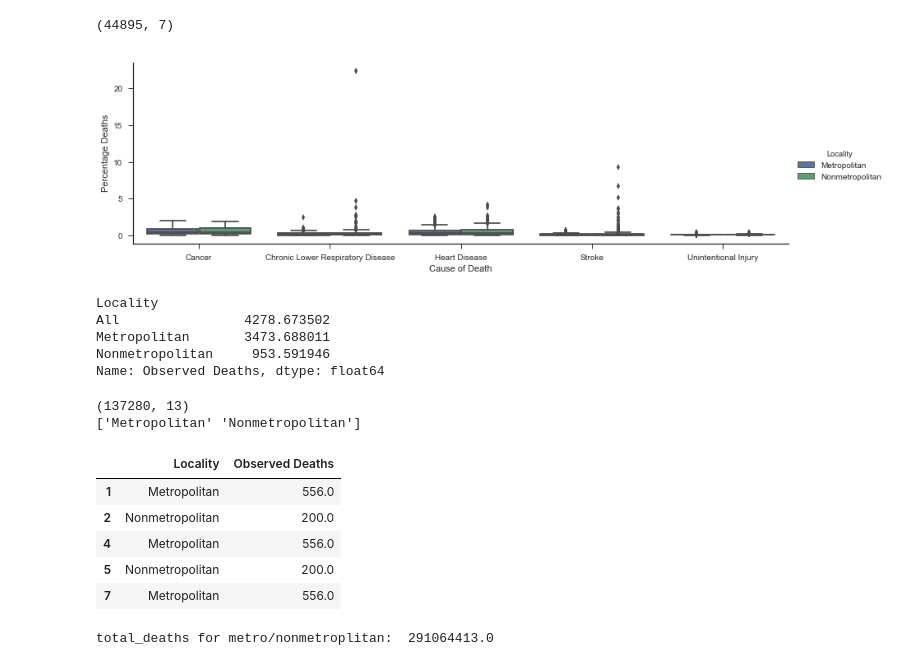
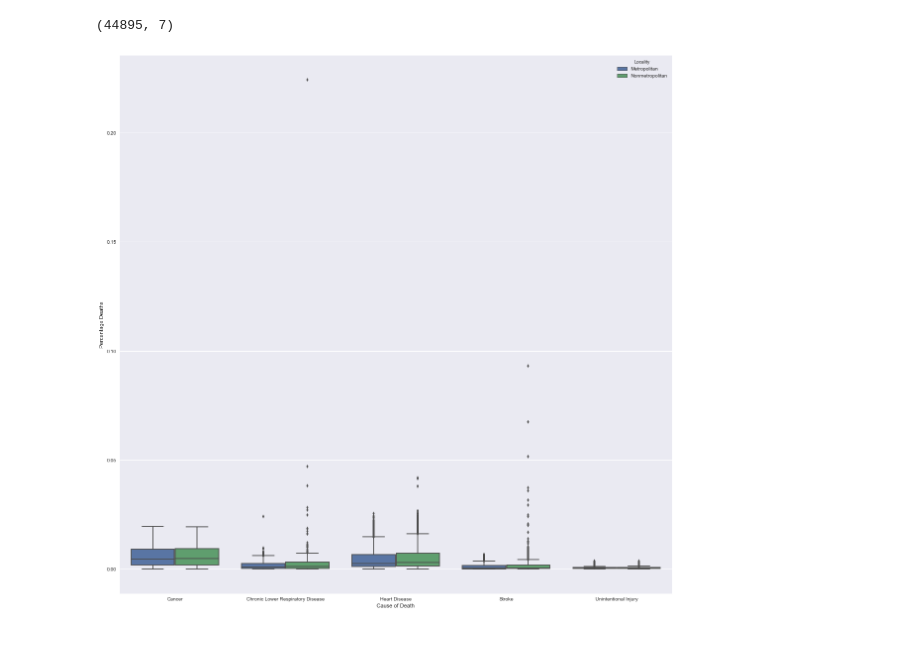
Before and after one commit to Juice178/Cause-of-death-analysis, a Jupyter notebook: cause of death-analysis.ipynb, the cells around one changed output. Saved outputs shown, nothing was run; the diff lists cells and outputs as text; code cells hidden in the pictures; blank space fills up the shorter version.

```diff
--- a/cause of death-analysis.ipynb
+++ b/cause of death-analysis.ipynb
@@ -529,11 +530,9 @@ total_deaths & Population for nonMetro:  5648082.0 5648082.0
 def to_percentage(data):
     '''Create a feature called "Percentage Deaths".
        Also drop the Observed Deaths and Population.
-       Since Observed Deaths is much smaller to Population, we multiply the Percentage Deaths by 100 to
-       emphasize on the differences.
     '''
     newData = data.copy()
-    newData['Percentage Deaths'] = (newData['Observed Deaths']) /  newData['Population'] * 100
+    newData['Percentage Deaths'] = (newData['Observed Deaths']) /  newData['Population']
     newData =  newData.drop(['Observed Deaths', 'Population'], axis=1)
     return  newData
 # %%
@@ -687,3 +686,5 @@ sns.heatmap(stacked_data.corr(), annot=True)
 # %% [output]
 <matplotlib.axes._subplots.AxesSubplot at 0x...>
 [figure]
+# %%
+stacked_data = stacked_data.reset_index(drop=True)
@@ -707,38 +715,11 @@ stacked_data.shape
 # %% [output]
 (44895, 7)
 # %%
-with sns.axes_style(style='ticks'):
-    g = sns.factorplot('Cause of Death','Percentage Deaths', 'Locality', data=stacked_data, kind='box', aspect=3)
-    g.set_axis_labels('Cause of Death', 'Percentage Deaths')
+fig = plt.figure(figsize=(20,20))
+ax1 = fig.add_subplot(111)
+g = sns.factorplot('Cause of Death','Percentage Deaths', 'Locality',
+                       data=stacked_data, kind='box',ax=ax1)
+g.set_axis_labels('Cause of Death', 'Percentage Deaths')
+plt.close(g.fig)
 # %% [output]
-[figure, old version]
+[figure, new version]
-# %%
-data["Observed Deaths"].groupby(data["Locality"]).mean()
-# %% [output]
-Locality
-All                4278.673502
-Metropolitan       3473.688011
-Nonmetropolitan     953.591946
-Name: Observed Deaths, dtype: float64
-# %%
-reduced_data = data[data["Locality"] != "All"]
-print(reduced_data.shape)
-print(np.unique(reduced_data["Locality"]))
-# %% [output]
-(137280, 13)
-['Metropolitan' 'Nonmetropolitan']
-# %%
-observed_deaths = reduced_data[["Locality", "Observed Deaths"]]
-observed_deaths.head()
-# %% [output]
-|  | Locality | Observed Deaths |
-| 1 | Metropolitan | 556.0 |
-| 2 | Nonmetropolitan | 200.0 |
-| 4 | Metropolitan | 556.0 |
-| 5 | Nonmetropolitan | 200.0 |
-| 7 | Metropolitan | 556.0 |
-# %%
-total_deaths = observed_deaths["Observed Deaths"].sum()
-print("total_deaths for metro/nonmetroplitan: ", total_deaths)
-# %% [output]
-total_deaths for metro/nonmetroplitan:  291064413.0
```
Also changed, not shown: parts of 58 cells of this notebook.
